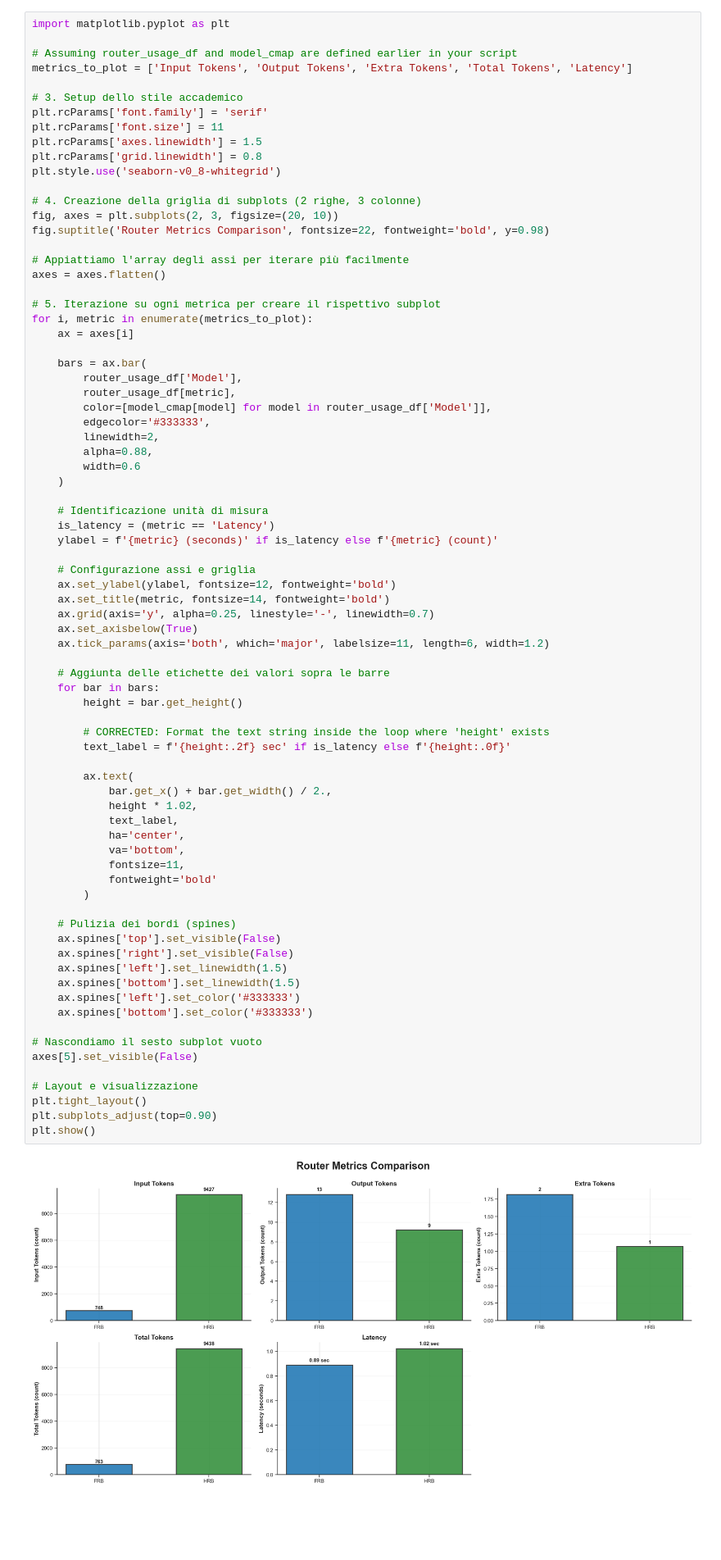
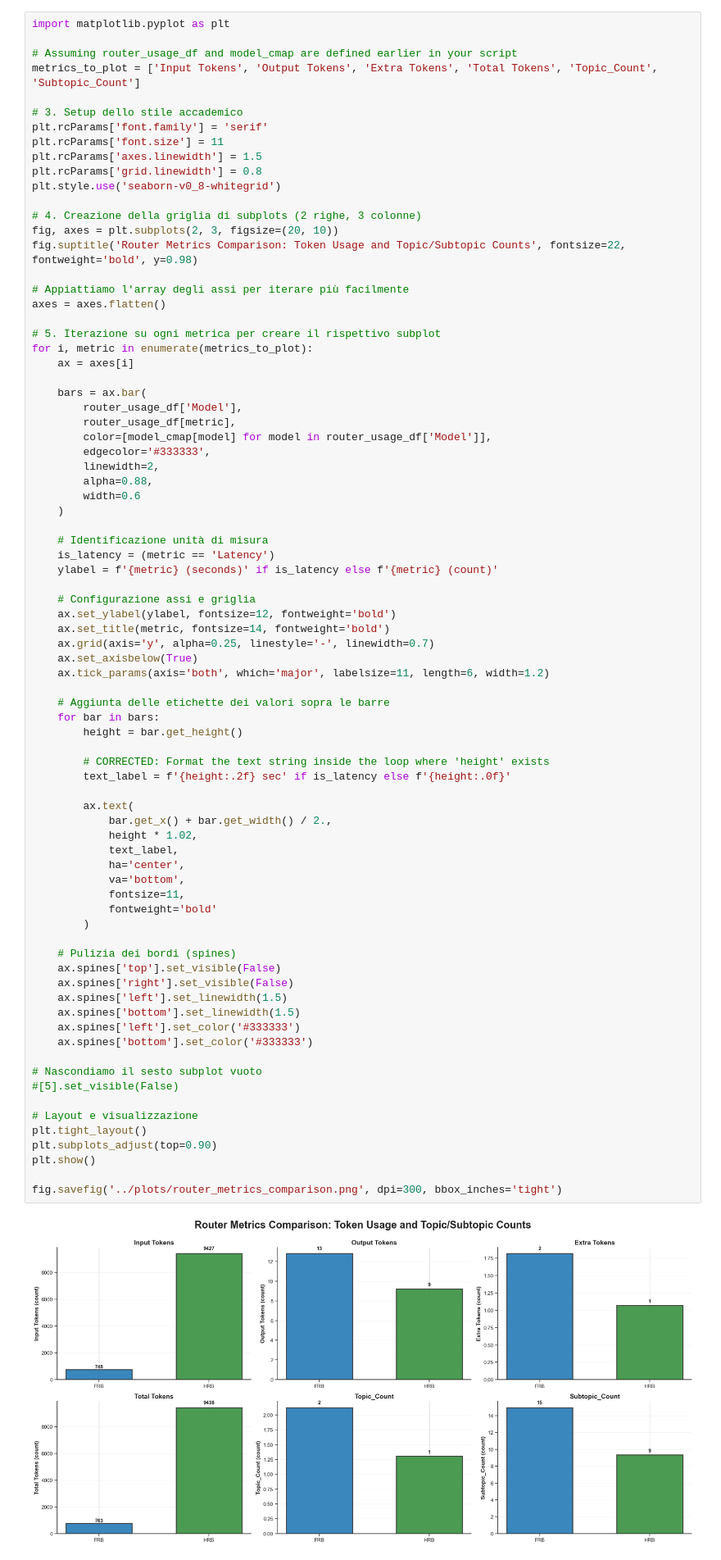
Before and after one commit to andreamurari/TesiMagistrale_NextQuerySuggestion, a Jupyter notebook: GeminiAPI_x_streamlit/token_usage_analysis.ipynb, the cells around one changed output. Shown at 82% size. Drawn from its saved outputs; the diff is of its cells as text; blank space fills up the shorter version.

```diff
--- a/GeminiAPI_x_streamlit/token_usage_analysis.ipynb
+++ b/GeminiAPI_x_streamlit/token_usage_analysis.ipynb
@@ -383,7 +383,7 @@ evaluator_usage_df.to_csv('analysis/evaluator_usage.csv', index=False)
 import matplotlib.pyplot as plt
 
 # Assuming router_usage_df and model_cmap are defined earlier in your script
-metrics_to_plot = ['Input Tokens', 'Output Tokens', 'Extra Tokens', 'Total Tokens', 'Latency']
+metrics_to_plot = ['Input Tokens', 'Output Tokens', 'Extra Tokens', 'Total Tokens', 'Topic_Count', 'Subtopic_Count']
 
 # 3. Setup dello stile accademico
 plt.rcParams['font.family'] = 'serif'
@@ -394,7 +394,7 @@ plt.style.use('seaborn-v0_8-whitegrid')
 
 # 4. Creazione della griglia di subplots (2 righe, 3 colonne)
 fig, axes = plt.subplots(2, 3, figsize=(20, 10))
-fig.suptitle('Router Metrics Comparison', fontsize=22, fontweight='bold', y=0.98)
+fig.suptitle('Router Metrics Comparison: Token Usage and Topic/Subtopic Counts', fontsize=22, fontweight='bold', y=0.98)
 
 # Appiattiamo l'array degli assi per iterare più facilmente
 axes = axes.flatten()
@@ -429,32 +429,34 @@ for i, metric in enumerate(metrics_to_plot):
         height = bar.get_height()
 
         # CORRECTED: Format the text string inside the loop where 'height' exists
         text_label = f'{height:.2f} sec' if is_latency else f'{height:.0f}'
 
         ax.text(
             bar.get_x() + bar.get_width() / 2.,
             height * 1.02,
             text_label,
             ha='center',
             va='bottom',
             fontsize=11,
             fontweight='bold'
         )
 
     # Pulizia dei bordi (spines)
     ax.spines['top'].set_visible(False)
     ax.spines['right'].set_visible(False)
     ax.spines['left'].set_linewidth(1.5)
     ax.spines['bottom'].set_linewidth(1.5)
     ax.spines['left'].set_color('#333333')
     ax.spines['bottom'].set_color('#333333')
 
 # Nascondiamo il sesto subplot vuoto
-axes[5].set_visible(False)
+#[5].set_visible(False)
 
 # Layout e visualizzazione
 plt.tight_layout()
 plt.subplots_adjust(top=0.90)
 plt.show()
+
+fig.savefig('../plots/router_metrics_comparison.png', dpi=300, bbox_inches='tight')
 # %% [output]
-[figure, old version]
+[figure, new version]
```
Also changed, not shown: parts of 3 cells of this notebook, 2 other files.
